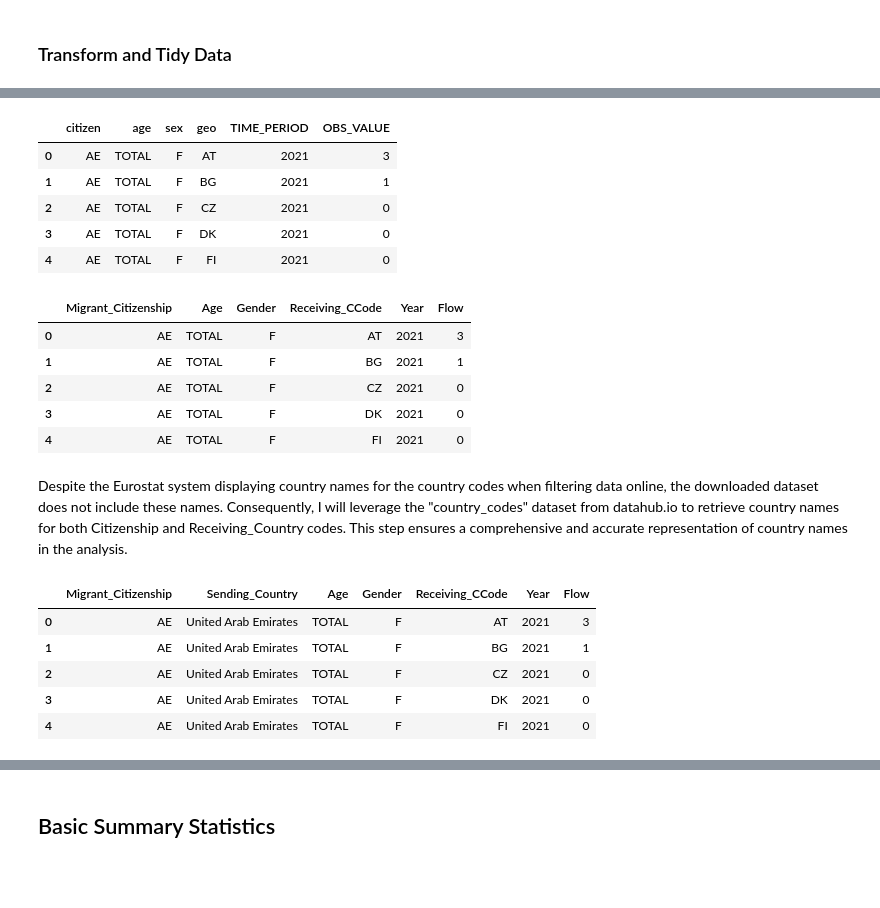
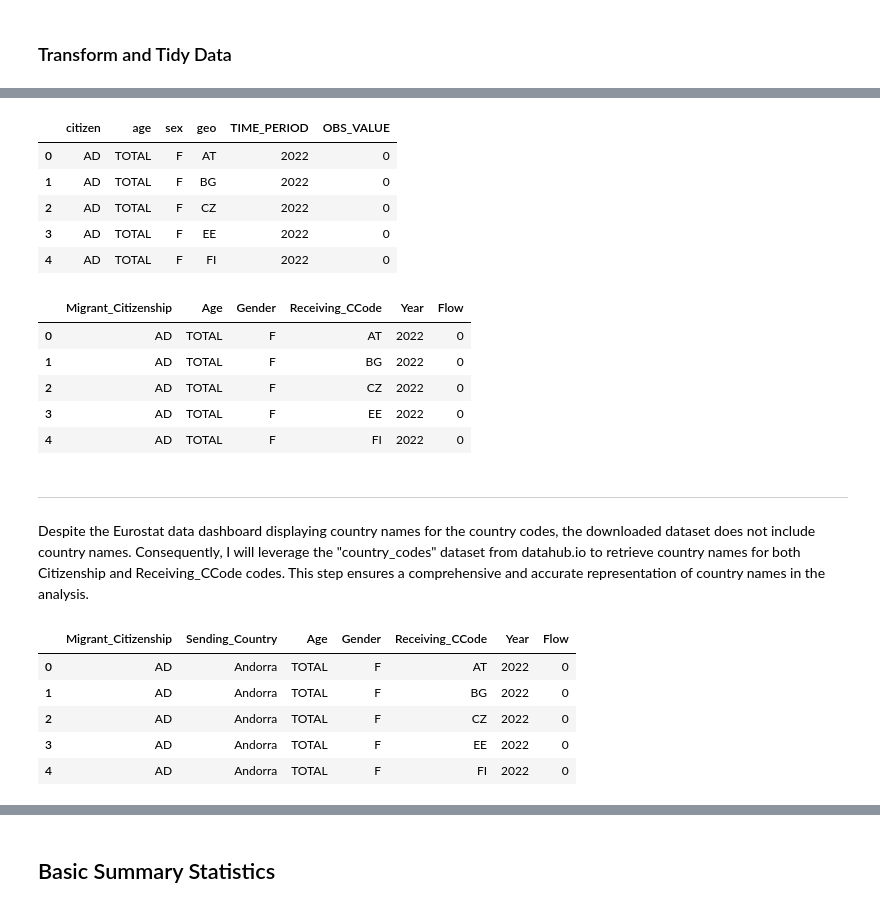
Before and after one commit to barisalan00/barisalan00.github.io, a Jupyter notebook: migration_flows_europe.ipynb, the cells around one changed output, grey strips where cells are left out. Cells and saved outputs as stored; diff of their text form; code cells hidden in the pictures; blank space fills up the shorter version.

```diff
--- a/migration_flows_europe.ipynb
+++ b/migration_flows_europe.ipynb
@@ -50,13 +84,2 @@ import matplotlib.pyplot as plt
 # %% [markdown]
 ### Import Datasets
-# %%
-# Import EU Immigration/2021 Dataset (Eurostate)
-euim_21 = pd.read_csv('/content/barisalan00.github.io/migr_imm1ctz__custom_10260749_linear.csv')
-display(euim_21.head())
-
-# Total number of rows: 91103
-display(euim_21.tail())
-
-# Import country codes dataset (datahub.io)
-country_codes = pd.read_csv('data_csv.csv')
-display(country_codes.head())
@@ -101,55 +190,57 @@ OBS_FLAG       float64
 dtype: object
 # %%
 # Keep only necessary columns and drop redundant ones
-euim_21 = euim_21[['citizen', 'age', 'sex', 'geo', 'TIME_PERIOD', 'OBS_VALUE']]
-euim_21.head()
+euim22 = euim22[['citizen', 'age', 'sex', 'geo', 'TIME_PERIOD', 'OBS_VALUE']]
+euim22.head()
 # %% [output]
 |  | citizen | age | sex | geo | TIME_PERIOD | OBS_VALUE |
-| 0 | AE | TOTAL | F | AT | 2021 | 3 |
-| 1 | AE | TOTAL | F | BG | 2021 | 1 |
-| 2 | AE | TOTAL | F | CZ | 2021 | 0 |
-| 3 | AE | TOTAL | F | DK | 2021 | 0 |
-| 4 | AE | TOTAL | F | FI | 2021 | 0 |
+| 0 | AD | TOTAL | F | AT | 2022 | 0 |
+| 1 | AD | TOTAL | F | BG | 2022 | 0 |
+| 2 | AD | TOTAL | F | CZ | 2022 | 0 |
+| 3 | AD | TOTAL | F | EE | 2022 | 0 |
+| 4 | AD | TOTAL | F | FI | 2022 | 0 |
 # %%
 # Rename colums for readability
-euim_21.rename(columns={'citizen':'Migrant_Citizenship',
+euim22.rename(columns={'citizen':'Migrant_Citizenship',
                         'age': 'Age',
                         'sex': 'Gender',
                         'geo':'Receiving_CCode',
                         'TIME_PERIOD':'Year',
                         'OBS_VALUE':'Flow'},inplace=True)
-euim_21.head()
+euim22.head()
 # %% [output]
 |  | Migrant_Citizenship | Age | Gender | Receiving_CCode | Year | Flow |
-| 0 | AE | TOTAL | F | AT | 2021 | 3 |
-| 1 | AE | TOTAL | F | BG | 2021 | 1 |
-| 2 | AE | TOTAL | F | CZ | 2021 | 0 |
-| 3 | AE | TOTAL | F | DK | 2021 | 0 |
-| 4 | AE | TOTAL | F | FI | 2021 | 0 |
+| 0 | AD | TOTAL | F | AT | 2022 | 0 |
+| 1 | AD | TOTAL | F | BG | 2022 | 0 |
+| 2 | AD | TOTAL | F | CZ | 2022 | 0 |
+| 3 | AD | TOTAL | F | EE | 2022 | 0 |
+| 4 | AD | TOTAL | F | FI | 2022 | 0 |
 # %% [markdown]
-Despite the Eurostat system displaying country names for the country codes when filtering data online, the downloaded dataset does not include these names. Consequently, I will leverage the "country_codes" dataset from datahub.io to retrieve country names for both Citizenship and Receiving_Country codes. This step ensures a comprehensive and accurate representation of country names in the analysis.
+
+---
+Despite the Eurostat data dashboard displaying country names for the country codes, the downloaded dataset does not include country names. Consequently, I will leverage the "country_codes" dataset from datahub.io to retrieve country names for both Citizenship and Receiving_CCode codes. This step ensures a comprehensive and accurate representation of country names in the analysis.
 # %%
 # Bring country name information for Migrant Citizenship column (left join to keep all observations at euim_21)
-euim_21 = pd.merge(euim_21, country_codes, left_on='Migrant_Citizenship', right_on='Code', how='left')
+euim22 = pd.merge(euim22, country_codes, left_on='Migrant_Citizenship', right_on='Code', how='left')
 
 # Drop the redundant "Code" column
-euim_21.drop('Code', axis=1, inplace=True)
+euim22.drop('Code', axis=1, inplace=True)
 
 # Rename the 'Name' column to 'Sending_Country'
-euim_21.rename(columns={'Name':'Sending_Country'}, inplace=True)
+euim22.rename(columns={'Name':'Sending_Country'}, inplace=True)
 
 # Move Migrant_Country after Migrant_Citizenship
-col = euim_21.pop('Sending_Country')
-euim_21.insert(1, col.name, col)
+col = euim22.pop('Sending_Country')
+euim22.insert(1, col.name, col)
 
 
-euim_21.head()
+euim22.head()
 # %% [output]
 |  | Migrant_Citizenship | Sending_Country | Age | Gender | Receiving_CCode | Year | Flow |
-| 0 | AE | United Arab Emirates | TOTAL | F | AT | 2021 | 3 |
-| 1 | AE | United Arab Emirates | TOTAL | F | BG | 2021 | 1 |
-| 2 | AE | United Arab Emirates | TOTAL | F | CZ | 2021 | 0 |
-| 3 | AE | United Arab Emirates | TOTAL | F | DK | 2021 | 0 |
-| 4 | AE | United Arab Emirates | TOTAL | F | FI | 2021 | 0 |
+| 0 | AD | Andorra | TOTAL | F | AT | 2022 | 0 |
+| 1 | AD | Andorra | TOTAL | F | BG | 2022 | 0 |
+| 2 | AD | Andorra | TOTAL | F | CZ | 2022 | 0 |
+| 3 | AD | Andorra | TOTAL | F | EE | 2022 | 0 |
+| 4 | AD | Andorra | TOTAL | F | FI | 2022 | 0 |
 # %%
 # Bring country name information for Receiving Country Column (left join to keep all observations at euim_21)
```
Also changed, not shown: parts of 72 cells of this notebook, 1 other file.
